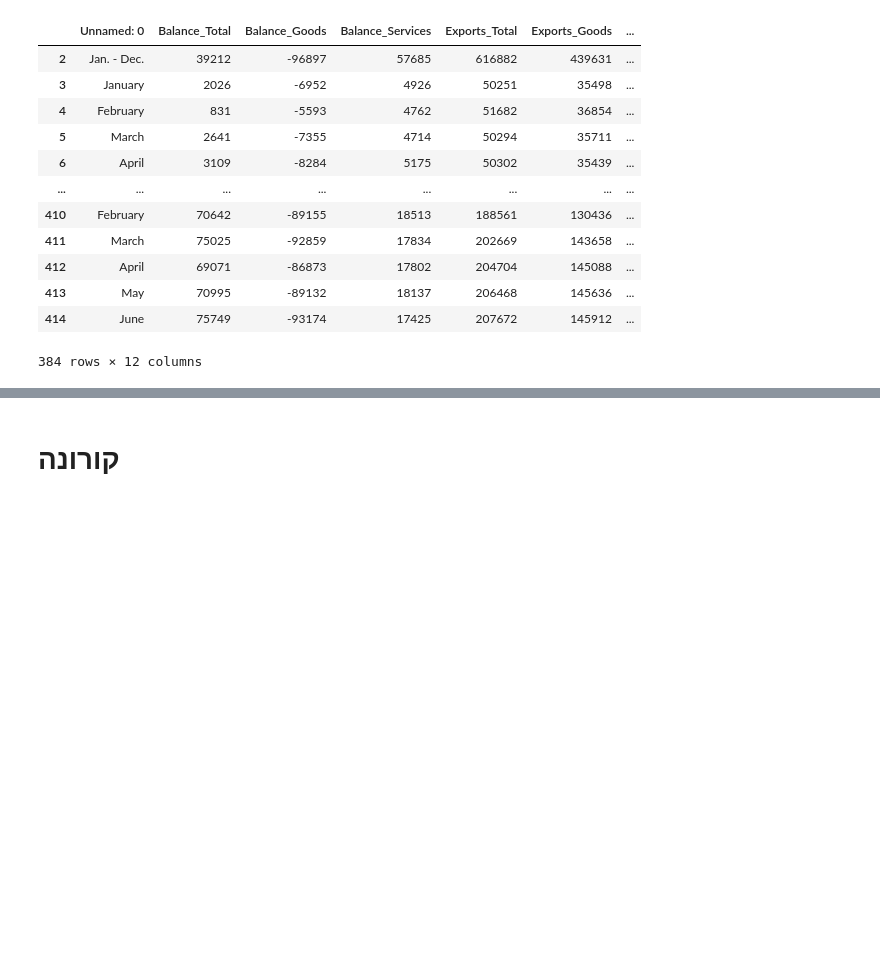
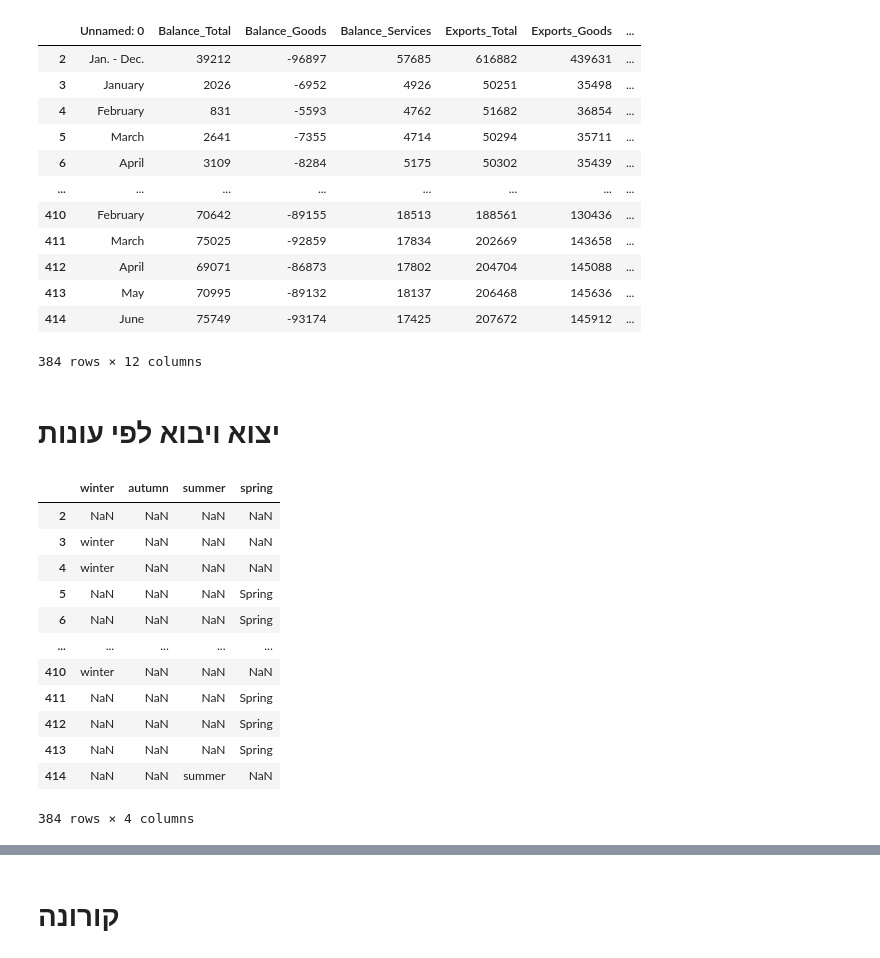
Before and after one commit to toharr/finel_Project, a Jupyter notebook: Untitled6 (1) (3).ipynb, the cells around one changed output, grey strips where cells are left out. Saved outputs shown, nothing was run; the diff lists cells and outputs as text; code cells hidden in the pictures; blank space fills up the shorter version.

```diff
--- a/Untitled6 (1) (3).ipynb
+++ b/Untitled6 (1) (3).ipynb
@@ -46,2 +55,4 @@ data_n['Imports_Services']=data_n['Imports_Services'].astype(int)
 # %%
 Data= data_n.loc[data_n.month!='Jan. - Dec.']
+# %% [markdown]
+# יצוא ויבוא לפי עונות
@@ -47,0 +61,28 @@ Data= data_n.loc[data_n.month!='Jan. - Dec.']
+# %%
+Spring=data_n.loc[(data_n.month=='April')|(data_n.month== 'March') |(data_n.month== 'May')].copy()
+Spring['s']='Spring'
+Summer=data_n.loc[(data_n.month=='June')|(data_n.month== 'July') |(data_n.month== 'August')].copy()
+Summer['s']='summer'
+Autumn=data_n.loc[(data_n.month=='Septembe')|(data_n.month== 'October') |(data_n.month== 'November')].copy()
+Autumn['s']='Autumn'
+Winter=data_n.loc[(data_n.month=='December')|(data_n.month== 'January') |(data_n.month== 'February')].copy()
+Winter['s']='winter'
+data_n['winter']=Winter[['s']]
+data_n['spring']=Spring[['s']]
+data_n['summer']=Summer[['s']]
+data_n['autumn']=Autumn[['s']]
+data_n[['winter','autumn','summer','spring']]
+# %% [output]
+|  | winter | autumn | summer | spring |
+| 2 | NaN | NaN | NaN | NaN |
+| 3 | winter | NaN | NaN | NaN |
+| 4 | winter | NaN | NaN | NaN |
+| 5 | NaN | NaN | NaN | Spring |
+| 6 | NaN | NaN | NaN | Spring |
+| ... | ... | ... | ... | ... |
+| 410 | winter | NaN | NaN | NaN |
+| 411 | NaN | NaN | NaN | Spring |
+| 412 | NaN | NaN | NaN | Spring |
+| 413 | NaN | NaN | NaN | Spring |
+| 414 | NaN | NaN | summer | NaN |
+384 rows × 4 columns
```
Also changed, not shown: parts of 21 cells of this notebook, 2 other files.
